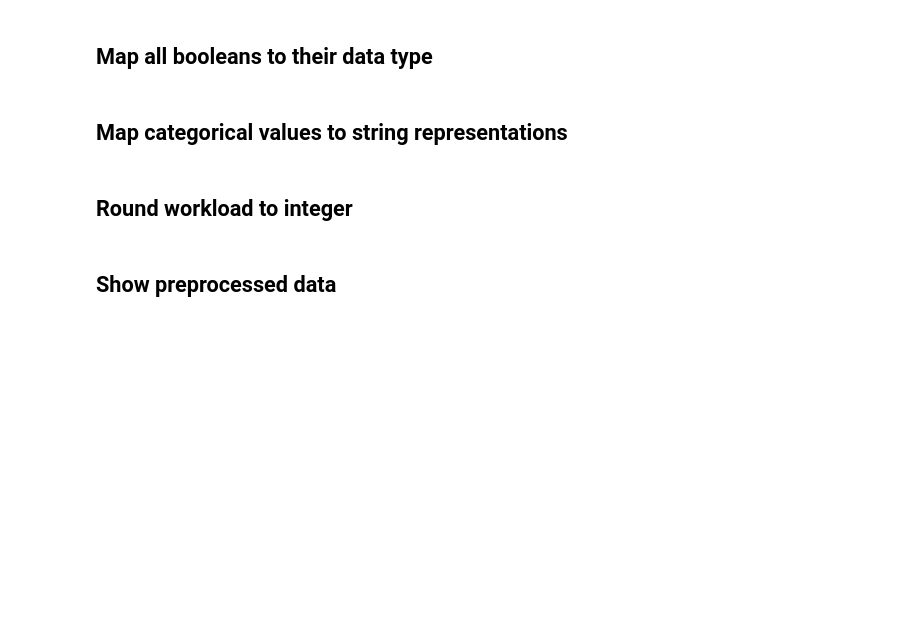
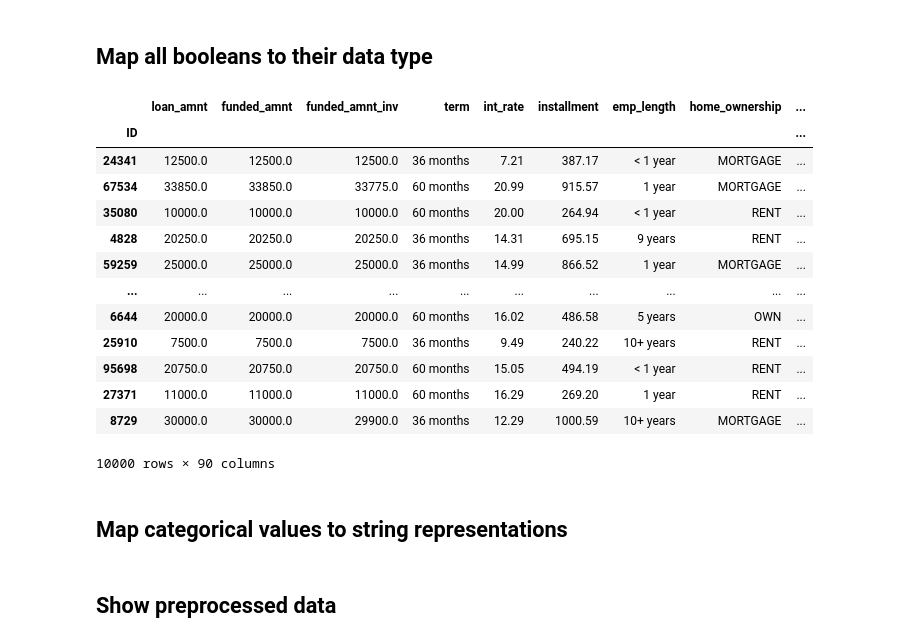
Before and after one commit to tobsel7/course-machine-learning-tuvienna, a Jupyter notebook: src/exercise1/loan.ipynb, the cells around one changed output. Cells and saved outputs as stored; diff of their text form; code cells hidden in the pictures; blank space fills up the shorter version.

Commit message:
modified:   src/exercise1/loan.ipynb 	new file:   src/exercise1/loan_text.txt 	deleted:    src/exercise1/loan_text.txt

```diff
--- a/src/exercise1/loan.ipynb
+++ b/src/exercise1/loan.ipynb
@@ -38,6 +125,33 @@ X_train.isnull().values.any()
 # %% [markdown]
 ## Map all booleans to their data type
+# %%
+conversion_dict = {'n': False, 'N': False, 'y': True, 'Y': True}
+
+# List of columns to convert
+columns_to_convert = ["pymnt_plan", "debt_settlement_flag", "hardship_flag"]
+
+# Apply the conversion to each specified column
+for column in columns_to_convert:
+    if column in X_train.columns:  # Check if the column exists in the DataFrame
+        X_train[column] = X_train[column].map(conversion_dict)
+# %%
+#Removing uncessary column such as Policy_code, because it has only 1 as value.
+
+X_train.drop("policy_code", axis=1)
+# %% [output]
+|  | loan_amnt | funded_amnt | funded_amnt_inv | term | int_rate | installment | emp_length | home_ownership | ... |
+| ID |  |  |  |  |  |  |  |  | ... |
+| 24341 | 12500.0 | 12500.0 | 12500.0 | 36 months | 7.21 | 387.17 | < 1 year | MORTGAGE | ... |
+| 67534 | 33850.0 | 33850.0 | 33775.0 | 60 months | 20.99 | 915.57 | 1 year | MORTGAGE | ... |
+| 35080 | 10000.0 | 10000.0 | 10000.0 | 60 months | 20.00 | 264.94 | < 1 year | RENT | ... |
+| 4828 | 20250.0 | 20250.0 | 20250.0 | 36 months | 14.31 | 695.15 | 9 years | RENT | ... |
+| 59259 | 25000.0 | 25000.0 | 25000.0 | 36 months | 14.99 | 866.52 | 1 year | MORTGAGE | ... |
+| ... | ... | ... | ... | ... | ... | ... | ... | ... | ... |
+| 6644 | 20000.0 | 20000.0 | 20000.0 | 60 months | 16.02 | 486.58 | 5 years | OWN | ... |
+| 25910 | 7500.0 | 7500.0 | 7500.0 | 36 months | 9.49 | 240.22 | 10+ years | RENT | ... |
+| 95698 | 20750.0 | 20750.0 | 20750.0 | 60 months | 15.05 | 494.19 | < 1 year | RENT | ... |
+| 27371 | 11000.0 | 11000.0 | 11000.0 | 60 months | 16.29 | 269.20 | 1 year | RENT | ... |
+| 8729 | 30000.0 | 30000.0 | 29900.0 | 36 months | 12.29 | 1000.59 | 10+ years | MORTGAGE | ... |
+10000 rows × 90 columns
 # %% [markdown]
 ## Map categorical values to string representations
-# %% [markdown]
-## Round workload to integer
```
Also changed, not shown: parts of 54 cells of this notebook, 1 other file.
